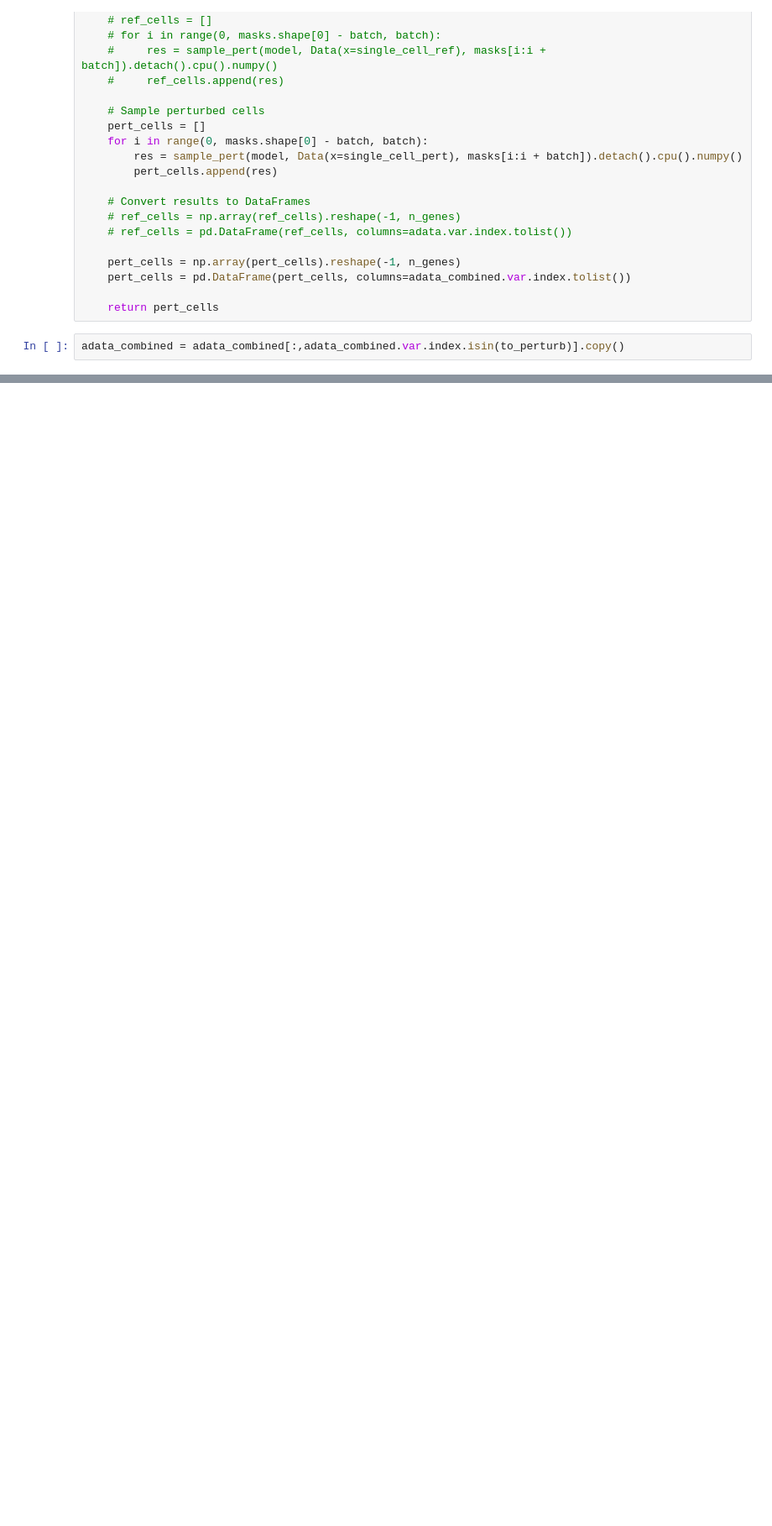
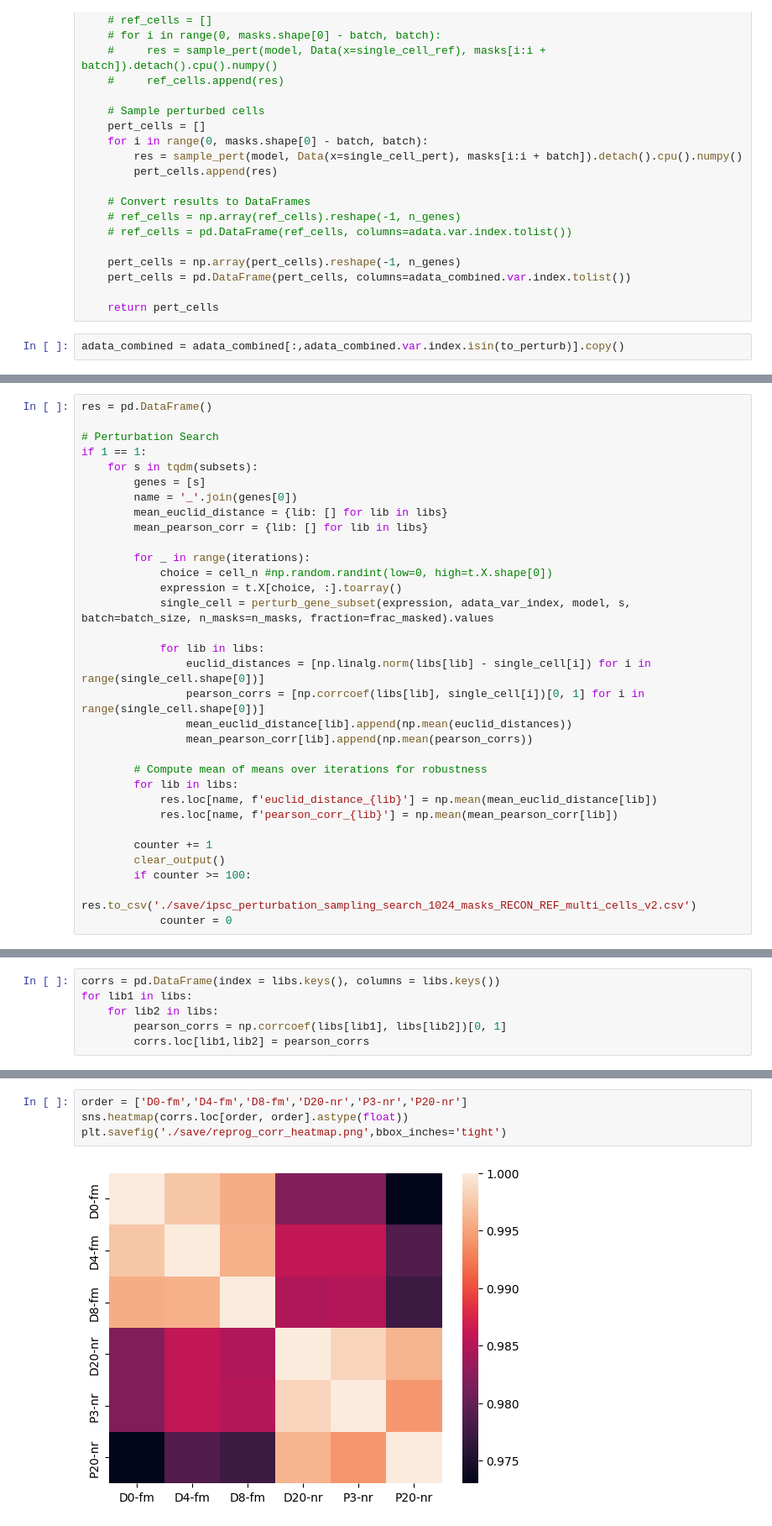
Before and after one commit to a93sokol/scGPT_reproduce, a Jupyter notebook: tutorials/Sampling_Perturbation.ipynb, the cells around one changed output, grey strips where cells are left out. Shown: that part at 84% size. Saved outputs shown, nothing was run; the diff lists cells and outputs as text; blank space fills up the shorter version.

Commit message:
debugged the sample-based perturbation

```diff
--- a/tutorials/Sampling_Perturbation.ipynb
+++ b/tutorials/Sampling_Perturbation.ipynb
@@ -789,0 +840,32 @@ for s in tqdm(subsets):
+# %%
+res = pd.DataFrame()
+
+# Perturbation Search
+if 1 == 1:
+    for s in tqdm(subsets):
+        genes = [s]
+        name = '_'.join(genes[0])
+        mean_euclid_distance = {lib: [] for lib in libs}
+        mean_pearson_corr = {lib: [] for lib in libs}
+
+        for _ in range(iterations):
+            choice = cell_n #np.random.randint(low=0, high=t.X.shape[0])
+            expression = t.X[choice, :].toarray()
+            single_cell = perturb_gene_subset(expression, adata_var_index, model, s, batch=batch_size, n_masks=n_masks, fraction=frac_masked).values
+
+            for lib in libs:
+                euclid_distances = [np.linalg.norm(libs[lib] - single_cell[i]) for i in range(single_cell.shape[0])]
+                pearson_corrs = [np.corrcoef(libs[lib], single_cell[i])[0, 1] for i in range(single_cell.shape[0])]
+                mean_euclid_distance[lib].append(np.mean(euclid_distances))
+                mean_pearson_corr[lib].append(np.mean(pearson_corrs))
+
+        # Compute mean of means over iterations for robustness
+        for lib in libs:
+            res.loc[name, f'euclid_distance_{lib}'] = np.mean(mean_euclid_distance[lib])
+            res.loc[name, f'pearson_corr_{lib}'] = np.mean(mean_pearson_corr[lib])
+
+        counter += 1
+        clear_output()
+        if counter >= 100:
+            res.to_csv('./save/ipsc_perturbation_sampling_search_1024_masks_RECON_REF_multi_cells_v2.csv')
+            counter = 0
@@ -789,0 +874,6 @@ for s in tqdm(subsets):
+# %%
+corrs = pd.DataFrame(index = libs.keys(), columns = libs.keys())
+for lib1 in libs:
+    for lib2 in libs:
+        pearson_corrs = np.corrcoef(libs[lib1], libs[lib2])[0, 1]
+        corrs.loc[lib1,lib2] = pearson_corrs
@@ -789,0 +882,6 @@ for s in tqdm(subsets):
+# %%
+order = ['D0-fm','D4-fm','D8-fm','D20-nr','P3-nr','P20-nr']
+sns.heatmap(corrs.loc[order, order].astype(float))
+plt.savefig('./save/reprog_corr_heatmap.png',bbox_inches='tight')
+# %% [output]
+[figure, added]
```
Also changed, not shown: parts of 14 cells of this notebook, 2 other files.
